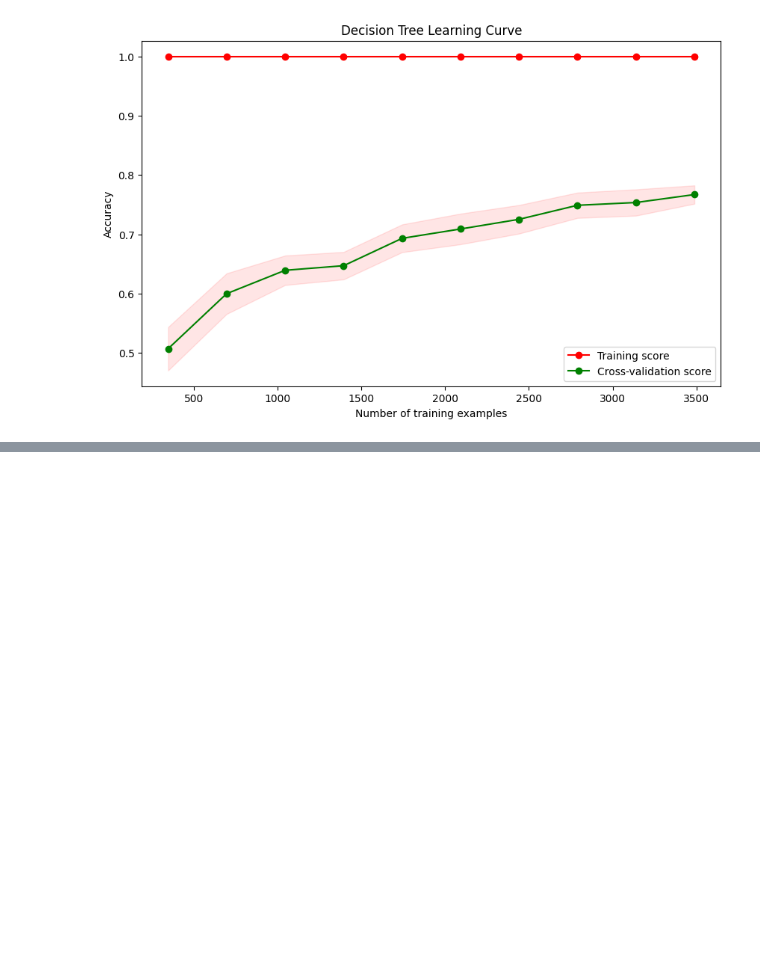
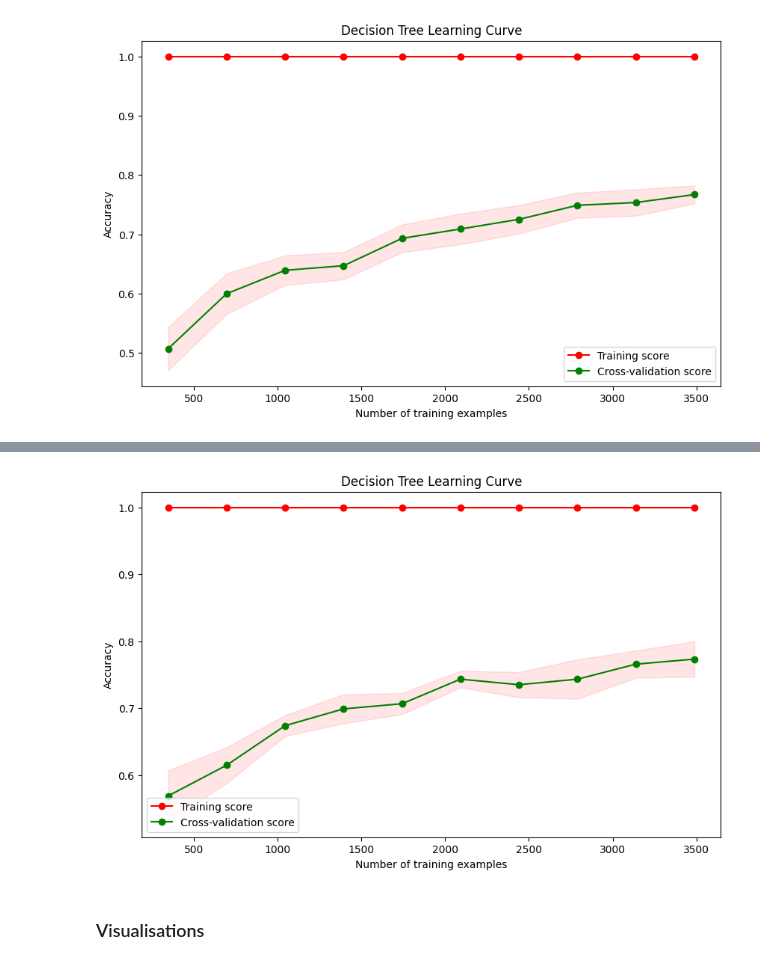
Before and after one commit to Suhail270/DMML_Part3, a Jupyter notebook: Part3.ipynb, the cells around one changed output, grey strips where cells are left out. Saved outputs shown, nothing was run; the diff lists cells and outputs as text; code cells hidden in the pictures; blank space fills up the shorter version.

```diff
--- a/Part3.ipynb
+++ b/Part3.ipynb
@@ -1320,0 +1325,6 @@ learn_curve(X60,y60)
+# %%
+learn_curve(X60_pro,y60_pro)
+# %% [output]
+[figure, added]
+# %% [markdown]
+### Visualisations
```
Also changed, not shown: parts of 7 cells of this notebook.
